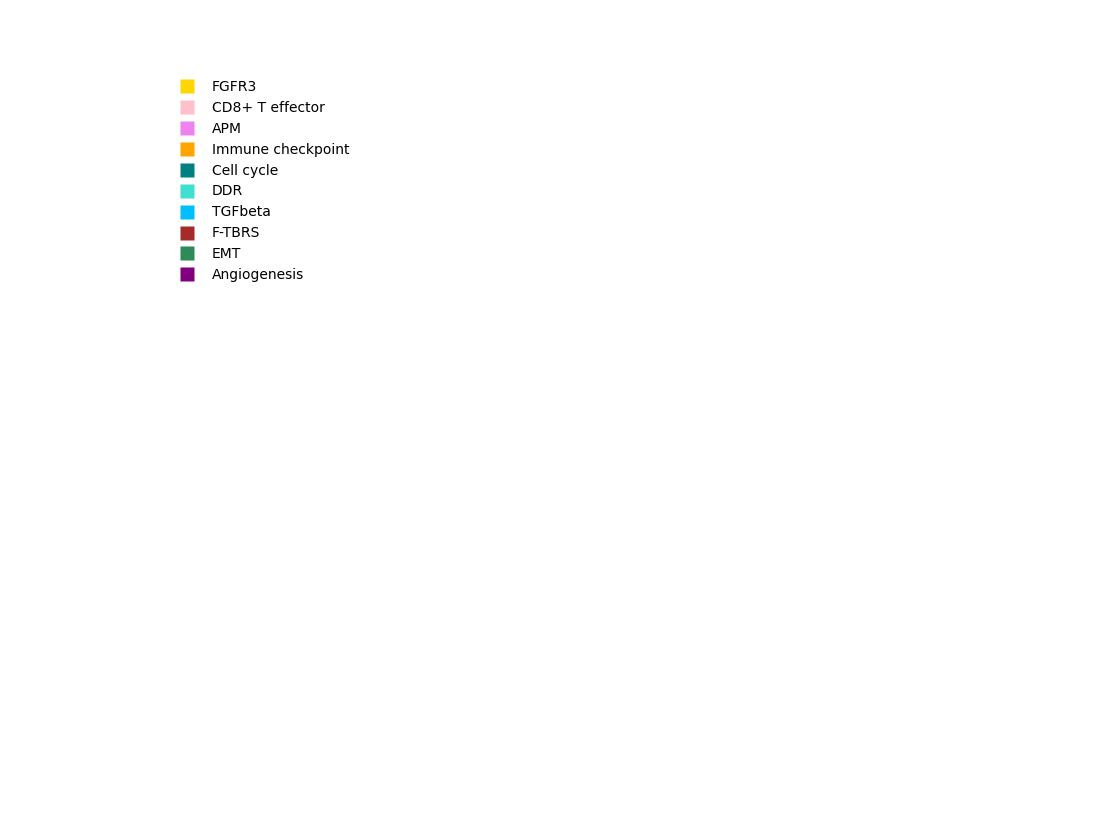
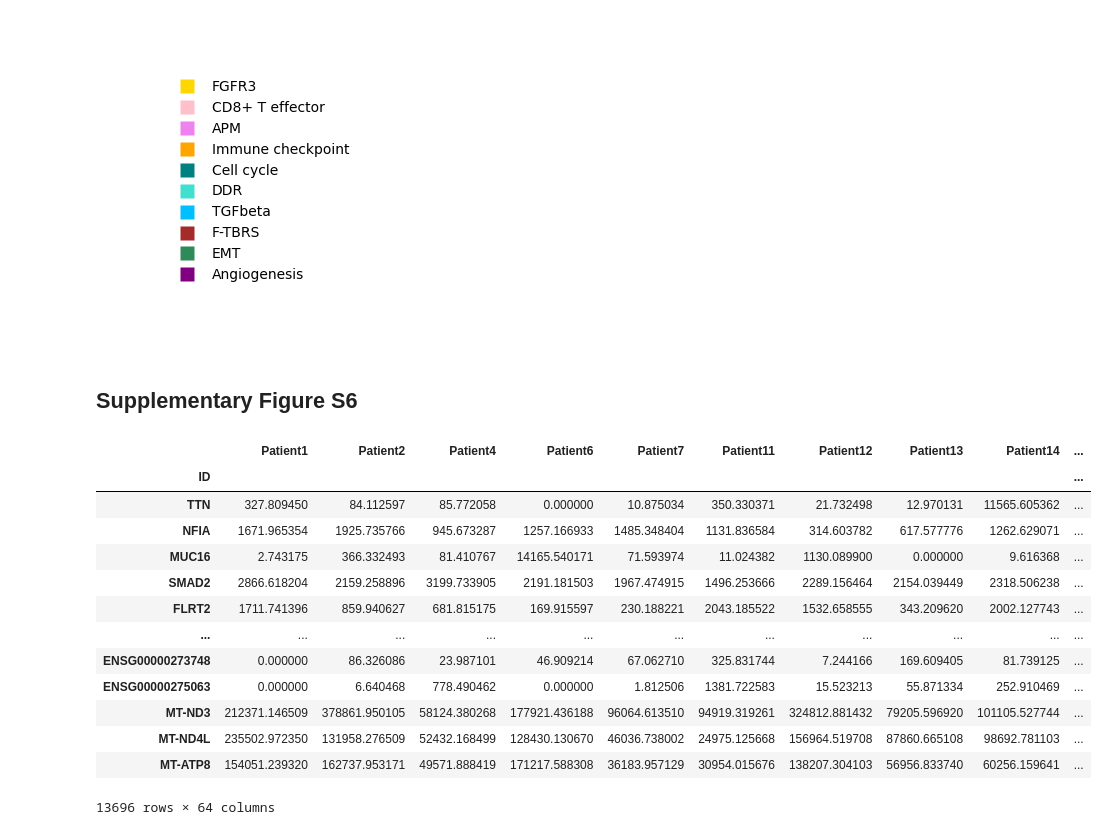
Before and after one commit to jayon-lihm/mUC-ICB-biomarker, a Jupyter notebook: analysis_scripts/Gene_Expression_Analysis.ipynb, the cells around one changed output. Cells and saved outputs as stored; diff of their text form; code cells hidden in the pictures; blank space fills up the shorter version.

```diff
--- a/analysis_scripts/Gene_Expression_Analysis.ipynb
+++ b/analysis_scripts/Gene_Expression_Analysis.ipynb
@@ -401,3 +399,22 @@ plt.grid(False)
 plt.show()
 # %% [output]
 [figure]
+# %% [markdown]
+## Supplementary Figure S6
+# %%
+m15126_full
+# %% [output]
+|  | Patient1 | Patient2 | Patient4 | Patient6 | Patient7 | Patient11 | Patient12 | Patient13 | Patient14 | ... |
+| ID |  |  |  |  |  |  |  |  |  | ... |
+| TTN | 327.809450 | 84.112597 | 85.772058 | 0.000000 | 10.875034 | 350.330371 | 21.732498 | 12.970131 | 11565.605362 | ... |
+| NFIA | 1671.965354 | 1925.735766 | 945.673287 | 1257.166933 | 1485.348404 | 1131.836584 | 314.603782 | 617.577776 | 1262.629071 | ... |
+| MUC16 | 2.743175 | 366.332493 | 81.410767 | 14165.540171 | 71.593974 | 11.024382 | 1130.089900 | 0.000000 | 9.616368 | ... |
+| SMAD2 | 2866.618204 | 2159.258896 | 3199.733905 | 2191.181503 | 1967.474915 | 1496.253666 | 2289.156464 | 2154.039449 | 2318.506238 | ... |
+| FLRT2 | 1711.741396 | 859.940627 | 681.815175 | 169.915597 | 230.188221 | 2043.185522 | 1532.658555 | 343.209620 | 2002.127743 | ... |
+| ... | ... | ... | ... | ... | ... | ... | ... | ... | ... | ... |
+| ENSG00000273748 | 0.000000 | 86.326086 | 23.987101 | 46.909214 | 67.062710 | 325.831744 | 7.244166 | 169.609405 | 81.739125 | ... |
+| ENSG00000275063 | 0.000000 | 6.640468 | 778.490462 | 0.000000 | 1.812506 | 1381.722583 | 15.523213 | 55.871334 | 252.910469 | ... |
+| MT-ND3 | 212371.146509 | 378861.950105 | 58124.380268 | 177921.436188 | 96064.613510 | 94919.319261 | 324812.881432 | 79205.596920 | 101105.527744 | ... |
+| MT-ND4L | 235502.972350 | 131958.276509 | 52432.168499 | 128430.130670 | 46036.738002 | 24975.125668 | 156964.519708 | 87860.665108 | 98692.781103 | ... |
+| MT-ATP8 | 154051.239320 | 162737.953171 | 49571.888419 | 171217.588308 | 36183.957129 | 30954.015676 | 138207.304103 | 56956.833740 | 60256.159641 | ... |
+13696 rows × 64 columns
```
Also changed, not shown: parts of 5 cells of this notebook, 12 other files.
